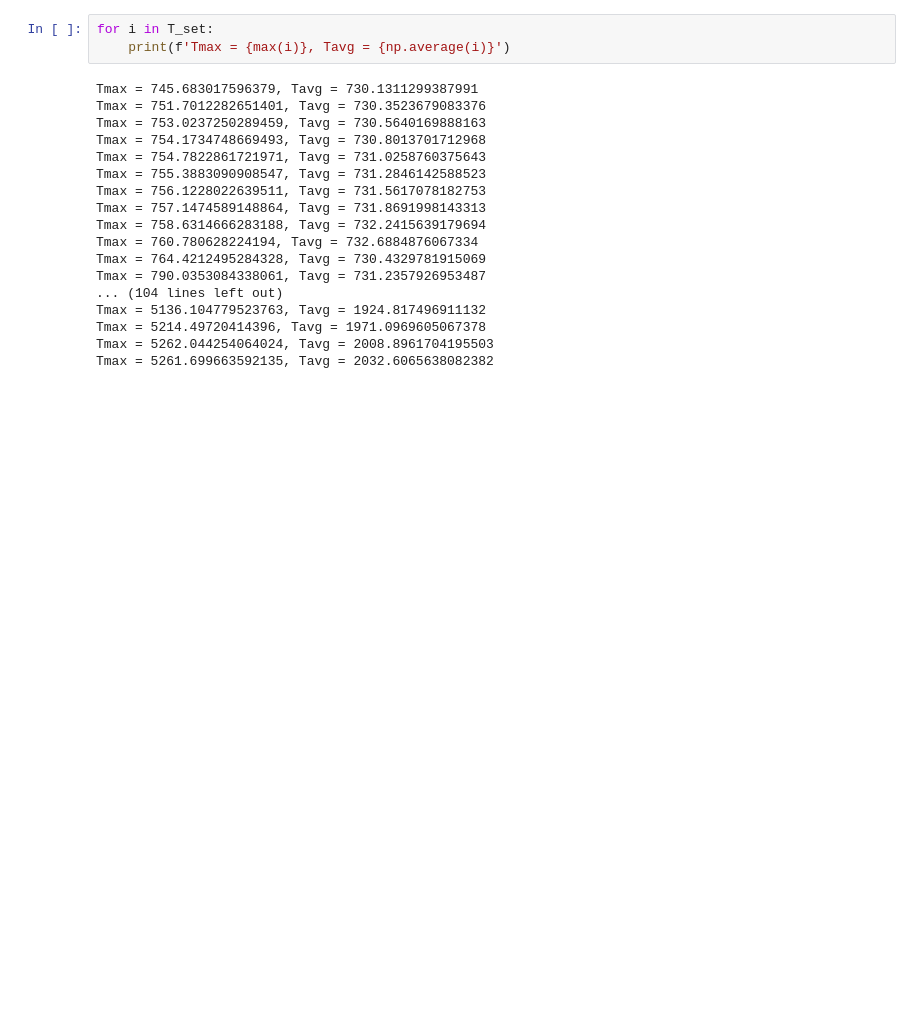
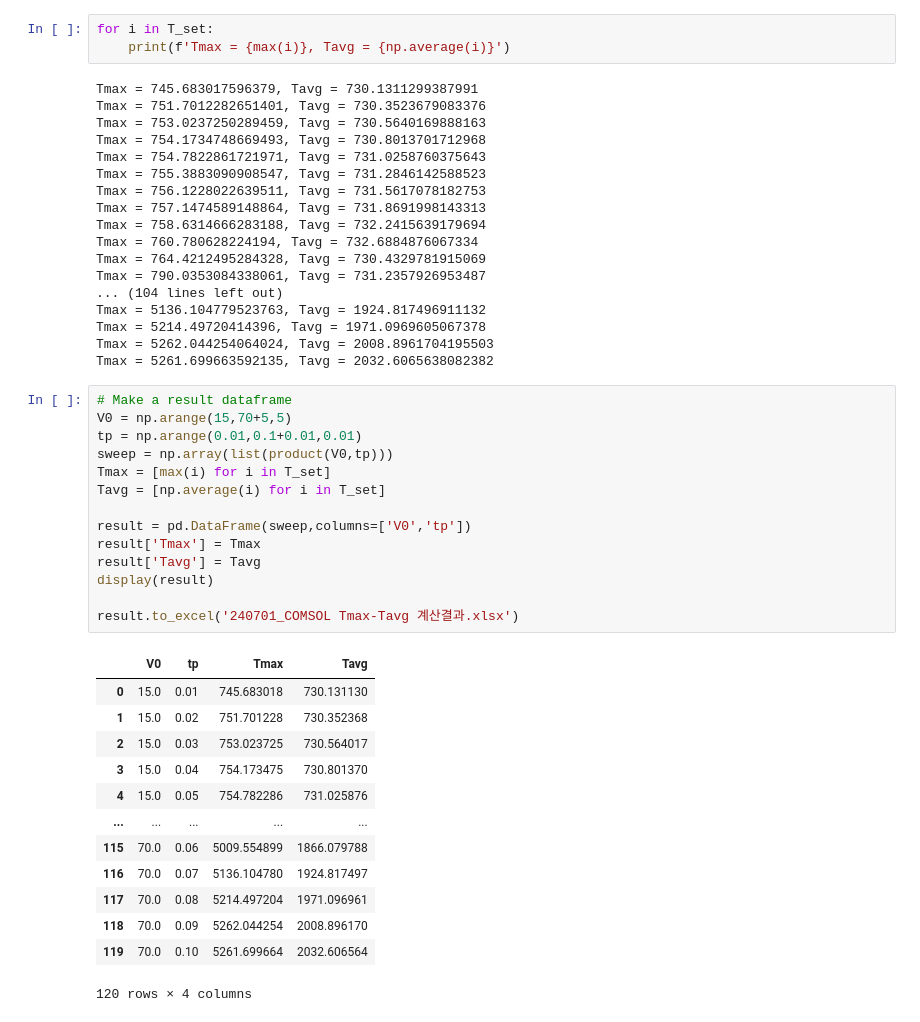
Before and after one commit to 100sjun/repos_python, a Jupyter notebook: Project/Electrified Reactor/comsol_result_treatment.ipynb, the cells around one changed output. Drawn from its saved outputs; the diff is of its cells as text; blank space fills up the shorter version.

```diff
--- a/Project/Electrified Reactor/comsol_result_treatment.ipynb
+++ b/Project/Electrified Reactor/comsol_result_treatment.ipynb
@@ -49,3 +51,31 @@ Tmax = 5136.104779523763, Tavg = 1924.817496911132
 Tmax = 5214.49720414396, Tavg = 1971.0969605067378
 Tmax = 5262.044254064024, Tavg = 2008.8961704195503
 Tmax = 5261.699663592135, Tavg = 2032.6065638082382
+# %%
+# Make a result dataframe
+V0 = np.arange(15,70+5,5)
+tp = np.arange(0.01,0.1+0.01,0.01)
+sweep = np.array(list(product(V0,tp)))
+Tmax = [max(i) for i in T_set]
+Tavg = [np.average(i) for i in T_set]
+
+result = pd.DataFrame(sweep,columns=['V0','tp'])
+result['Tmax'] = Tmax
+result['Tavg'] = Tavg
+display(result)
+
+result.to_excel('240701_COMSOL Tmax-Tavg 계산결과.xlsx')
+# %% [output]
+|  | V0 | tp | Tmax | Tavg |
+| 0 | 15.0 | 0.01 | 745.683018 | 730.131130 |
+| 1 | 15.0 | 0.02 | 751.701228 | 730.352368 |
+| 2 | 15.0 | 0.03 | 753.023725 | 730.564017 |
+| 3 | 15.0 | 0.04 | 754.173475 | 730.801370 |
+| 4 | 15.0 | 0.05 | 754.782286 | 731.025876 |
+| ... | ... | ... | ... | ... |
+| 115 | 70.0 | 0.06 | 5009.554899 | 1866.079788 |
+| 116 | 70.0 | 0.07 | 5136.104780 | 1924.817497 |
+| 117 | 70.0 | 0.08 | 5214.497204 | 1971.096961 |
+| 118 | 70.0 | 0.09 | 5262.044254 | 2008.896170 |
+| 119 | 70.0 | 0.10 | 5261.699664 | 2032.606564 |
+120 rows × 4 columns
```
Also changed, not shown: parts of 1 cell of this notebook, 4 other files.
